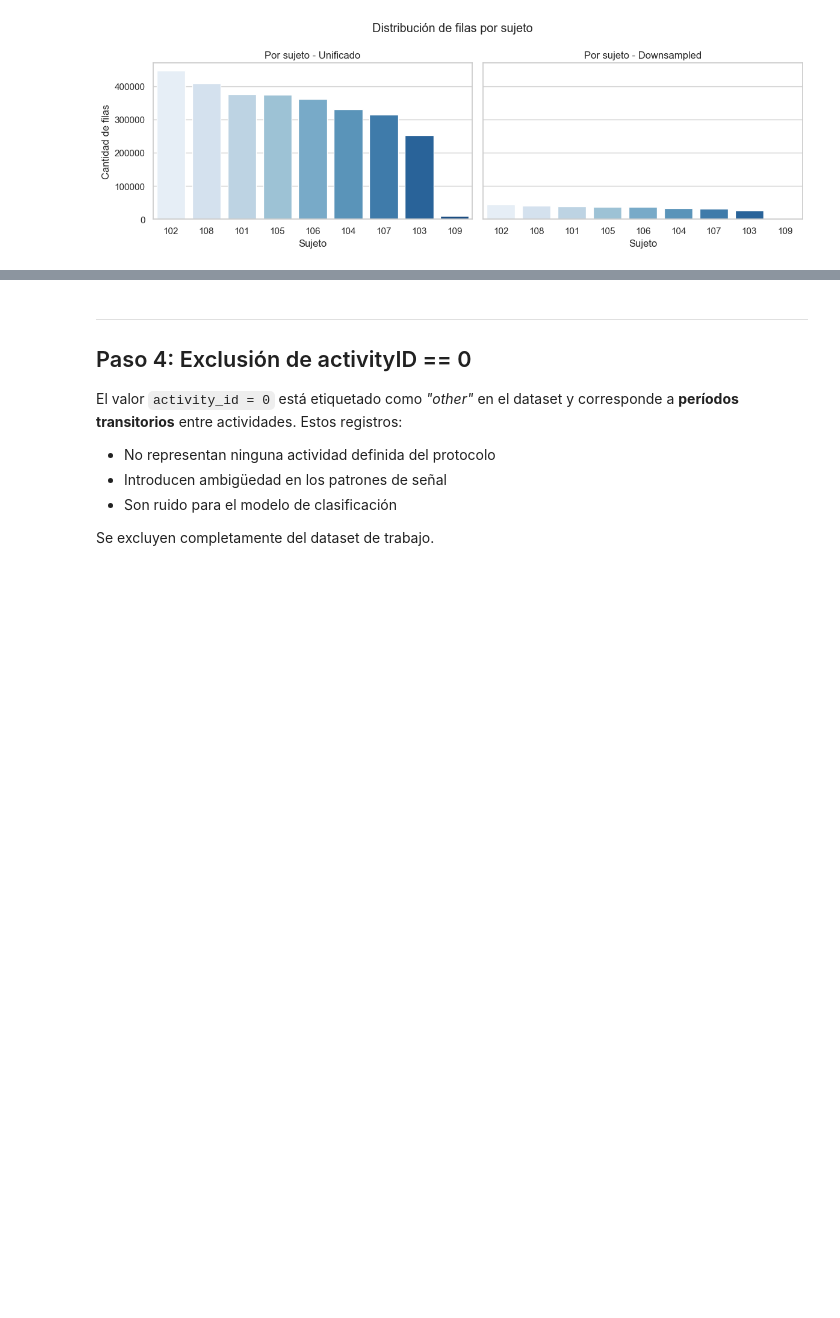
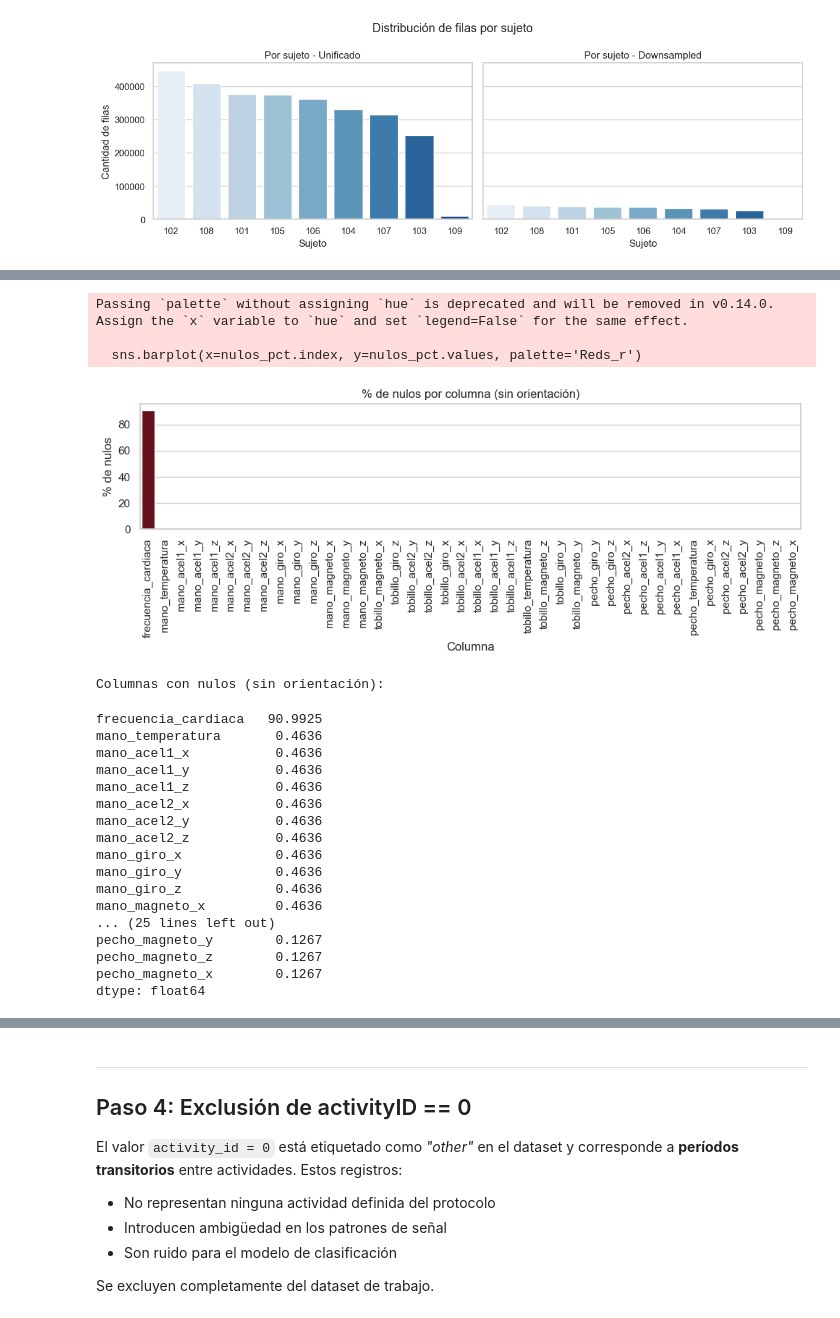
Before and after one commit to FrancoRecalde/TP_CD, a Jupyter notebook: notebooks/01_ETL.ipynb, the cells around one changed output, grey strips where cells are left out. Saved outputs shown, nothing was run; the diff lists cells and outputs as text; code cells hidden in the pictures; blank space fills up the shorter version.

```diff
--- a/notebooks/01_ETL.ipynb
+++ b/notebooks/01_ETL.ipynb
@@ -298,0 +307,39 @@ Passing `palette` without assigning `hue` is deprecated and will be removed in v
+# %%
+# Análisis de nulos por columna (EXCLUYENDO columnas de orientación)
+columnas_a_analizar = [col for col in df_ds.columns if ('orientacion' not in col)]
+nulos_pct = df_ds[columnas_a_analizar].isnull().mean() * 100
+nulos_pct = nulos_pct[nulos_pct > 0].sort_values(ascending=False)
+plt.figure(figsize=(10,4))
+sns.barplot(x=nulos_pct.index, y=nulos_pct.values, palette='Reds_r')
+plt.title('% de nulos por columna (sin orientación)')
+plt.ylabel('% de nulos')
+plt.xlabel('Columna')
+plt.xticks(rotation=90)
+plt.tight_layout()
+plt.show()
+
+print('Columnas con nulos (sin orientación):')
+display(nulos_pct)
+# %% [output]
+Passing `palette` without assigning `hue` is deprecated and will be removed in v0.14.0. Assign the `x` variable to `hue` and set `legend=False` for the same effect.
+
+  sns.barplot(x=nulos_pct.index, y=nulos_pct.values, palette='Reds_r')
+[figure, added]
+Columnas con nulos (sin orientación):
+frecuencia_cardiaca   90.9925
+mano_temperatura       0.4636
+mano_acel1_x           0.4636
+mano_acel1_y           0.4636
+mano_acel1_z           0.4636
+mano_acel2_x           0.4636
+mano_acel2_y           0.4636
+mano_acel2_z           0.4636
+mano_giro_x            0.4636
+mano_giro_y            0.4636
+mano_giro_z            0.4636
+mano_magneto_x         0.4636
+... (25 lines left out)
+pecho_magneto_y        0.1267
+pecho_magneto_z        0.1267
+pecho_magneto_x        0.1267
+dtype: float64
```
Also changed, not shown: parts of 17 cells of this notebook.
